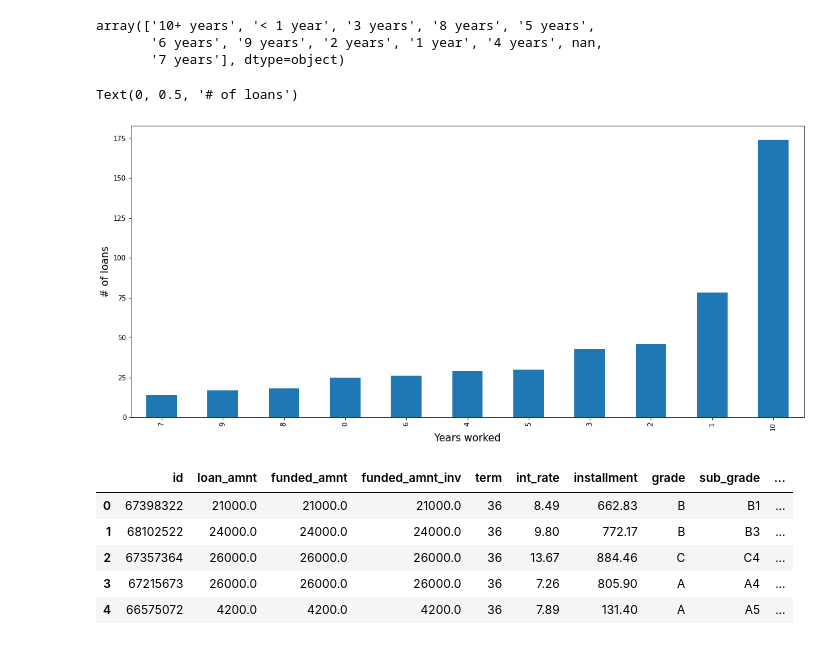
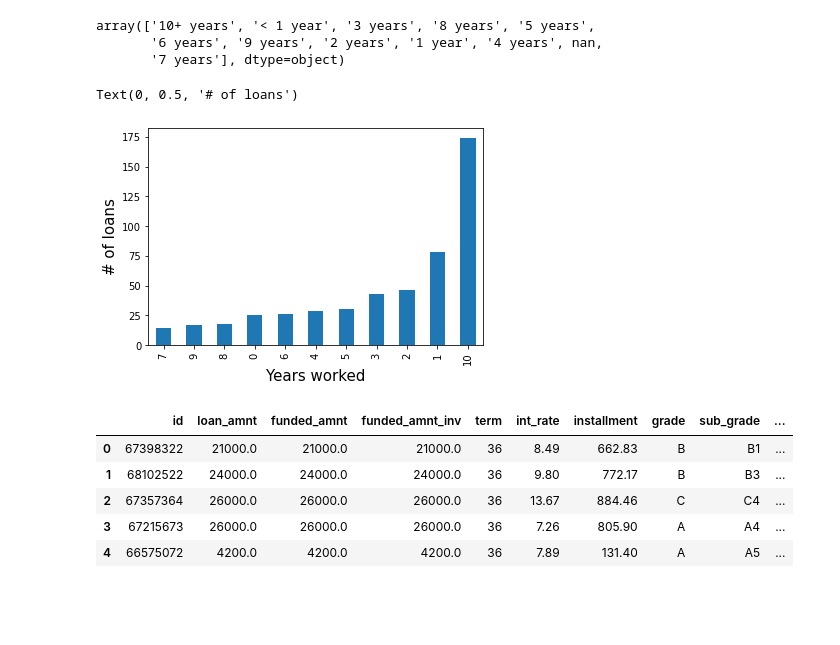
Before and after one commit to dmtrinh/SyntheticData, a Jupyter notebook: SDV.ipynb, the cells around one changed output. Cells and saved outputs as stored; diff of their text form; code cells hidden in the pictures; blank space fills up the shorter version.

```diff
--- a/SDV.ipynb
+++ b/SDV.ipynb
@@ -132,20 +128,20 @@ df['emp_length'].unique()
 array(['10+ years', '< 1 year', '3 years', '8 years', '5 years',
        '6 years', '9 years', '2 years', '1 year', '4 years', nan,
        '7 years'], dtype=object)
+# %%
+# Recode emp_length column: fill empty fields with 0, remove any text, 10+ yrs gets coded as 10.
+df['emp_length'].fillna(value=0,inplace=True)
+df['emp_length'].replace(to_replace='[^0-9]+', value='', regex=True, inplace=True)
+
+df['emp_length'].value_counts().sort_values().plot(kind='bar')
+plt.xlabel('Years worked',fontsize=15);
+plt.ylabel('# of loans',fontsize=15)
+# %% [output]
+Text(0, 0.5, '# of loans')
+[figure, added]
 # %%
 # Remove string characters in 'term' column
 df['term'] = df['term'].map(lambda x: x.lstrip(' ').rstrip('months'))
-# %%
-# Recode emp_length column: fill empty fields with 0, remove any text, 10+ yrs gets coded as 10.
-df['emp_length'].fillna(value=0,inplace=True)
-df['emp_length'].replace(to_replace='[^0-9]+', value='', regex=True, inplace=True)
-
-df['emp_length'].value_counts().sort_values().plot(kind='bar',figsize=(18,8))
-plt.xlabel('Years worked',fontsize=15);
-plt.ylabel('# of loans',fontsize=15)
-# %% [output]
-Text(0, 0.5, '# of loans')
-[figure, removed]
 # %%
 # Remove string characters in 'zipcode' column
 df['zip_code'] = df['zip_code'].str.replace(r'\D', '')
```
Also changed, not shown: parts of 10 cells of this notebook.
